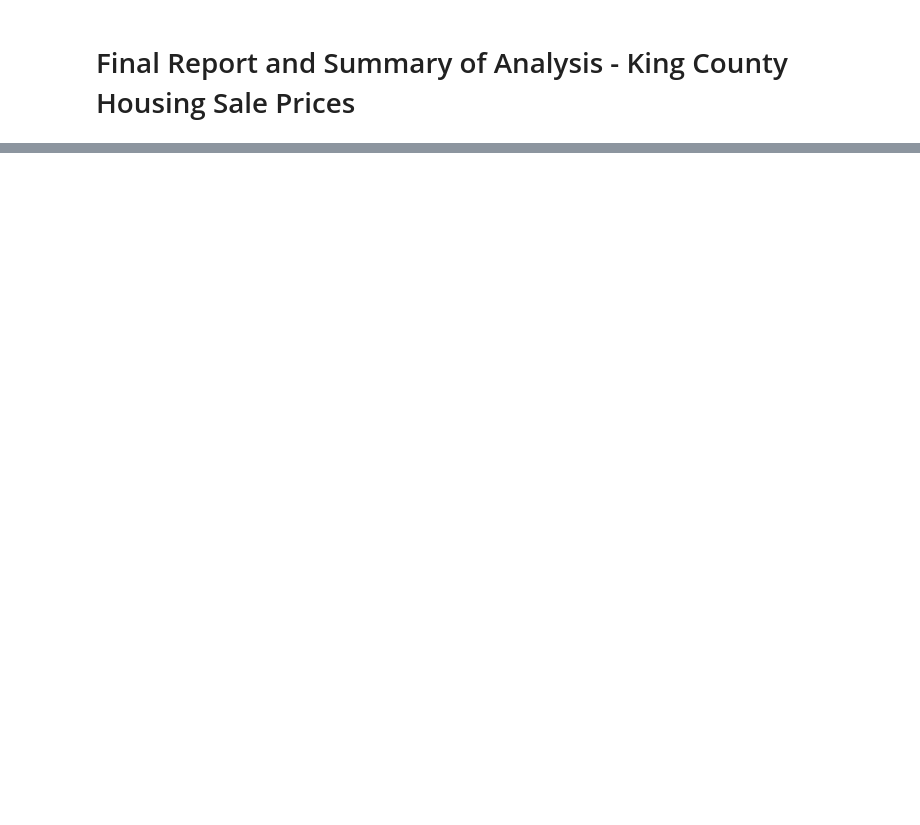
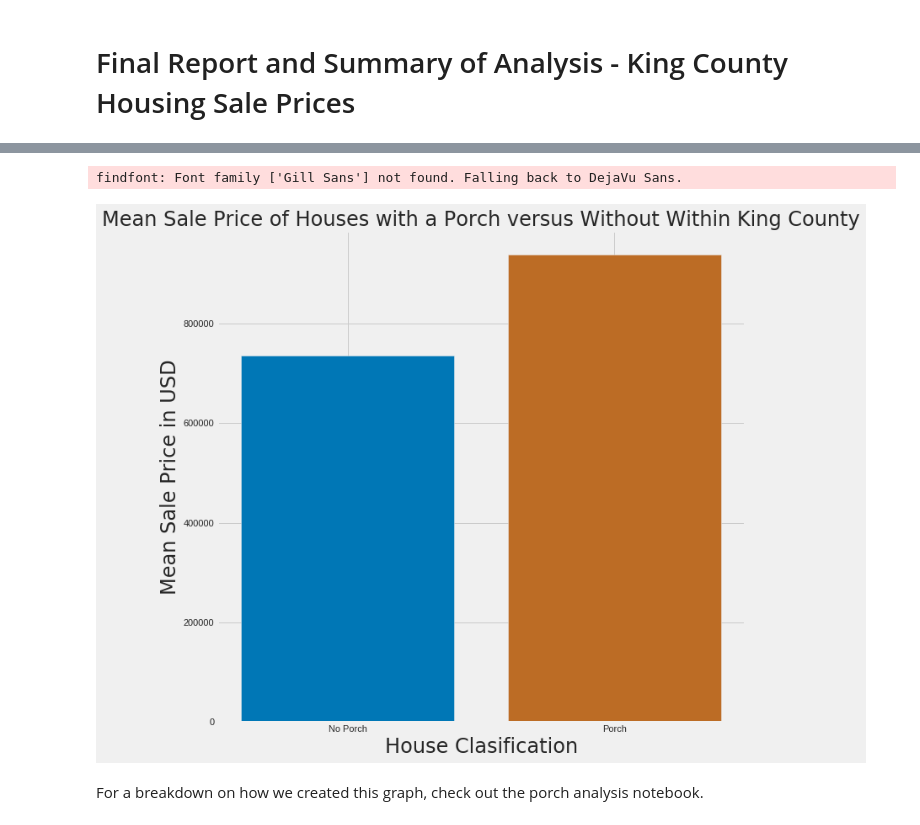
Before and after one commit to chum46/housing_sales_king_county, a Jupyter notebook: notebooks/report/00_final_report_and_summary.ipynb, the cells around one changed output, grey strips where cells are left out. Cells and saved outputs as stored; diff of their text form; code cells hidden in the pictures; blank space fills up the shorter version.

```diff
--- a/notebooks/report/00_final_report_and_summary.ipynb
+++ b/notebooks/report/00_final_report_and_summary.ipynb
@@ -158,0 +270,32 @@ plt.show()
+# %%
+# If either column had a value greater than zero then the residence contained a porch.
+has_porch= res_bldg[(res_bldg["SqFtOpenPorch"]!=0)|(res_bldg["SqFtEnclosedPorch"]!=0)]
+has_porch
+
+no_porch= res_bldg[(res_bldg["SqFtOpenPorch"]==0)&(res_bldg["SqFtEnclosedPorch"]==0)]
+no_porch
+
+## To get our sales price values for each data Frame porch and non-porch we must join them
+sales_and_porch=sales.merge(has_porch, how="inner", on="PIN")
+sales_and_porch
+
+sales_and_no_porch=sales.merge(no_porch, how="inner", on="PIN")
+sales_and_no_porch
+
+### Now we will graph our means to get a visual of the difference between our groups.
+
+plt.figure(figsize=(10,10))
+plt.bar(x=["No Porch","Porch"],
+        height=[sales_and_no_porch.SalePrice.mean(), sales_and_porch.SalePrice.mean()],
+        color=["#0077b6", "#BC6C25"],);
+plt.ylabel('Mean Sale Price in USD', fontsize=24,fontname="Gill Sans")
+plt.title('Mean Sale Price of Houses with a Porch versus Without Within King County', fontsize=24,fontname="Gill Sans")
+plt.xlabel('House Clasification', fontsize=24,fontname="Gill Sans")
+plt.rc('xtick', labelsize=20)
+plt.rc('ytick', labelsize=20)
+plt.show()
+# %% [output]
+findfont: Font family ['Gill Sans'] not found. Falling back to DejaVu Sans.
+[figure, added]
+# %% [markdown]
+For a breakdown on how we created this graph, check out the porch analysis notebook.
```
Also changed, not shown: parts of 94 cells of this notebook, 24 other files.
